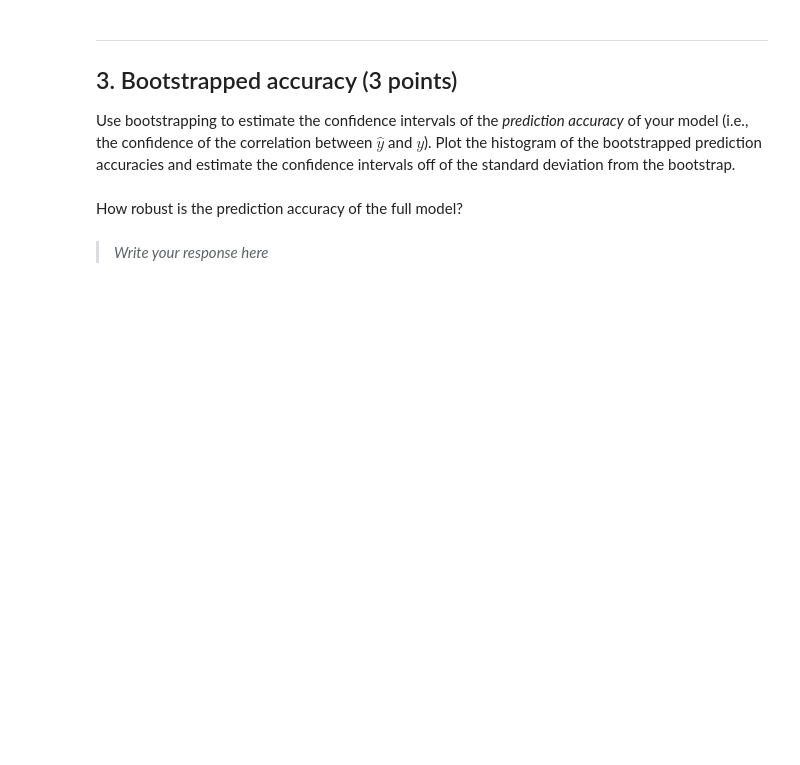
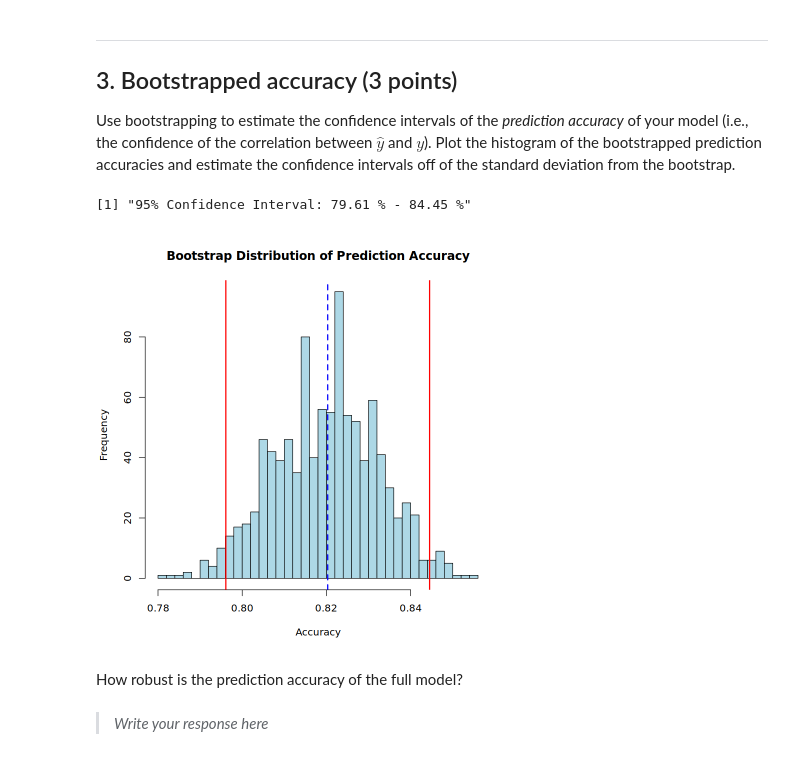
Before and after one commit to cnsimmons/Simmons_DSPN_S25, a Jupyter notebook: ExerciseSubmissions/ex13_resampling-methods.ipynb, the cells around one changed output. Saved outputs shown, nothing was run; the diff lists cells and outputs as text; code cells hidden in the pictures; blank space fills up the shorter version.

```diff
--- a/ExerciseSubmissions/ex13_resampling-methods.ipynb
+++ b/ExerciseSubmissions/ex13_resampling-methods.ipynb
@@ -48,0 +106,11 @@ Which factors are signficantly associated with gender?
+# %%
+# 2(b) Estimate prediction accuracy with threshold of 0.5
+# Generate predictions
+predictions <- predict(model, type = "response")
+
+# Convert predictions to binary using threshold of 0.5
+predicted_gender <- ifelse(predictions > 0.5, 1, 0)
+
+# Calculate accuracy
+accuracy <- mean(predicted_gender == d1$Gender_binary)
+print(paste("Prediction accuracy:", round(accuracy * 100, 2), "%"))
@@ -61,3 +129,44 @@ Use bootstrapping to estimate the confidence intervals of the _prediction accura
+# %%
+# 3. Bootstrapped accuracy
+set.seed(123) # For reproducibility
+n_bootstrap <- 1000
+bootstrap_accuracies <- numeric(n_bootstrap)
+
+for (i in 1:n_bootstrap) {
+  # Sample with replacement
+  boot_indices <- sample(1:nrow(d1), size = nrow(d1), replace = TRUE)
+  boot_data <- d1[boot_indices, ]
+
+  # Fit model on bootstrap sample
+  boot_model <- glm(Gender_binary ~ FS_Tot_WM_Vol + FS_Total_GM_Vol + FS_IntraCranial_Vol,
+                    data = boot_data, family = binomial())
+
+  # Make predictions
+  boot_predictions <- predict(boot_model, type = "response")
+  boot_predicted_gender <- ifelse(boot_predictions > 0.5, 1, 0)
+
+  # Calculate and store accuracy
+  bootstrap_accuracies[i] <- mean(boot_predicted_gender == boot_data$Gender_binary)
+}
+
+# Plot histogram of bootstrap accuracies
+hist(bootstrap_accuracies, main = "Bootstrap Distribution of Prediction Accuracy",
+     xlab = "Accuracy", col = "lightblue", breaks = 30)
+
+# Calculate confidence intervals
+ci_lower <- accuracy - 1.96 * sd(bootstrap_accuracies)
+ci_upper <- accuracy + 1.96 * sd(bootstrap_accuracies)
+
+# Add lines for confidence intervals
+abline(v = ci_lower, col = "red", lwd = 2)
+abline(v = ci_upper, col = "red", lwd = 2)
+abline(v = accuracy, col = "blue", lwd = 2, lty = 2)
+
+# Print confidence intervals
+print(paste("95% Confidence Interval:", round(ci_lower * 100, 2), "% -", round(ci_upper * 100, 2), "%"))
+# %% [output]
+[1] "95% Confidence Interval: 79.61 % - 84.45 %"
+[figure, added]
 # %% [markdown]
 How robust is the prediction accuracy of the full model?
 # %% [markdown]
```
Also changed, not shown: parts of 16 cells of this notebook.
